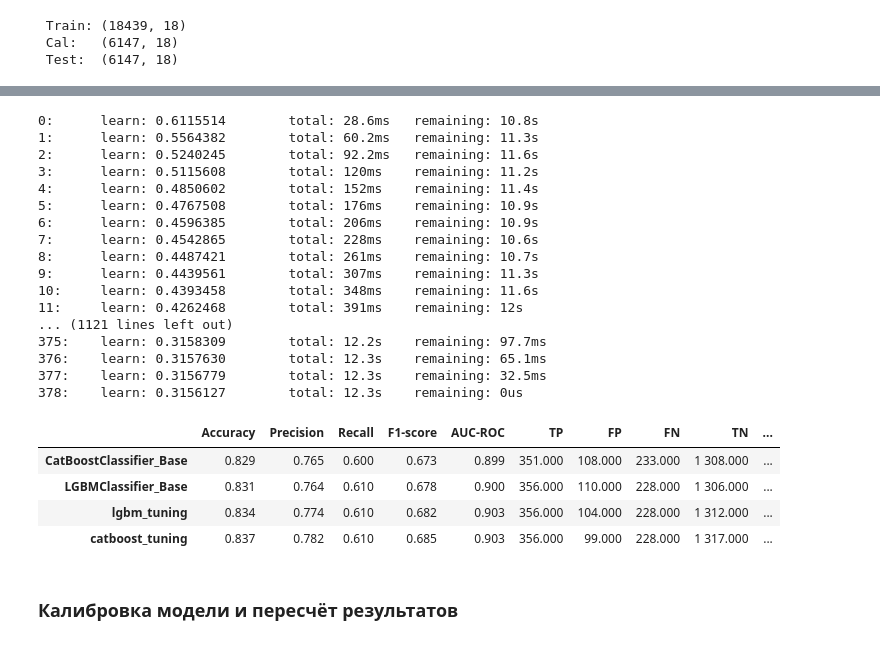
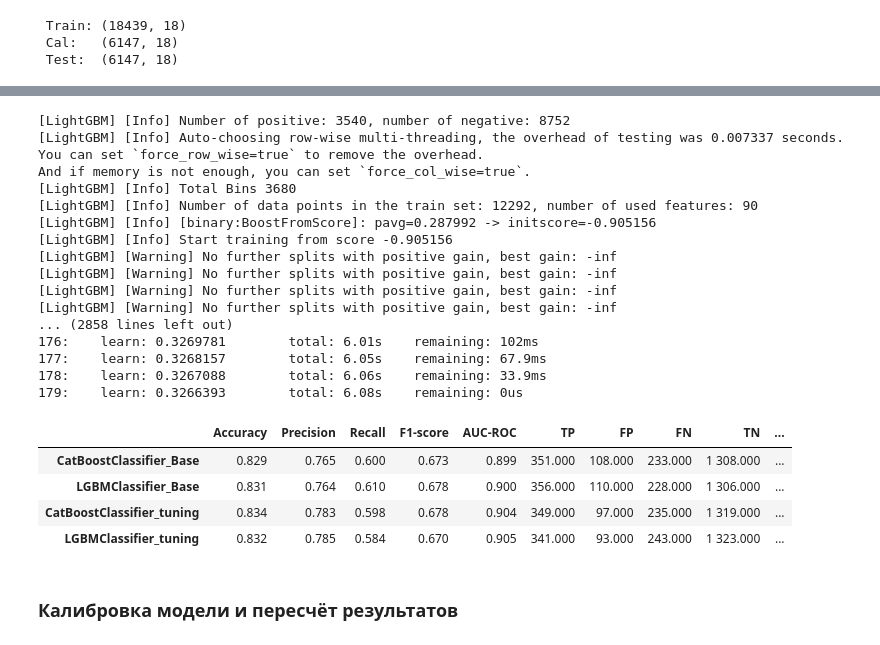
Before and after one commit to MEYakunin/Sprint17_Booking_Cancellation_Predict, a Jupyter notebook: Sprint17_Booking_Cancellation_Predict.ipynb, the cells around one changed output, grey strips where cells are left out. Saved outputs shown, nothing was run; the diff lists cells and outputs as text; code cells hidden in the pictures.

Commit message:
Sprint17_Booking_Cancellation_Predict - Составлен этап колибровки моделию

```diff
--- a/Sprint17_Booking_Cancellation_Predict.ipynb
+++ b/Sprint17_Booking_Cancellation_Predict.ipynb
@@ -1033,11 +984,11 @@ def fit_predict_cv(model, name_model, X_train, y_train, metrics_result_df, all_m
         X_val = X_temp.sample(n=val_size, random_state=RANDOM_STATE)
         y_val = y_temp.loc[X_val.index]
 
-        pipe = clone(model)
-        pipe.fit(X_tr, y_tr)
+        model = clone(model)
+        model.fit(X_tr, y_tr)
 
-        y_pred = pipe.predict(X_val)
-        y_proba = pipe.predict_proba(X_val)[:, 1]
+        y_pred = model.predict(X_val)
+        y_proba = model.predict_proba(X_val)[:, 1]
 
         fold_metrics.append(metrics_calc(y_val, y_pred, y_proba))
 
@@ -1055,6 +1006,7 @@ def fit_predict_cv(model, name_model, X_train, y_train, metrics_result_df, all_m
 
     # Добавляем новую строку в metrics_result_df
     metrics_result_df.loc[name_model] = avg_metrics
+    all_model_dict[name_model] = model
     metrics_result_df.sort_values(by='AUC-ROC', ascending=True, inplace=True)
 # %%
 # Определячем базовую модель LGBMClassifier
@@ -1078,7 +1030,8 @@ for model, name in [(catboost_base, 'CatBoostClassifier_Base'), (lightgbm_base,
         name,
         X_train,
         y_train,
-        metrics_result_df
+        metrics_result_df,
+        all_model_dict
     )
 # %% [output]
 Learning rate set to 0.030075
@@ -1114,13 +1067,13 @@ def calculate_ir(y_true, y_pred):
 # %%
 # Создаем словарь гиперпораметров моделей
 MODEL_CONFIGS = {
-    'lgbm': {
+    'LGBMClassifier': {
         'class': lightgbm_base,
         'suggest': lambda t: {
-            'n_estimators': t.suggest_int('n_estimators', 100, 1000),
+            'n_estimators': t.suggest_int('n_estimators', 100, 1000, step=10),
             'learning_rate': t.suggest_float('learning_rate', 0.01, 0.1, log=True),
             'num_leaves': t.suggest_int('num_leaves', 20, 200),
-            'max_depth': t.suggest_int('max_depth', 3, 15),
+            'max_depth': t.suggest_int('max_depth', 3, 10),
             'verbose': -1,
         },
         'fit_kwargs': {
@@ -1128,10 +1081,10 @@ MODEL_CONFIGS = {
             #'n_jobs': -1
         }
     },
-    'catboost': {
+    'CatBoostClassifier': {
         'class': catboost_base,
         'suggest': lambda t: {
-            'iterations': t.suggest_int('iterations', 100, 1000),
+            'iterations': t.suggest_int('iterations', 100, 1000, step=10),
             'learning_rate': t.suggest_float('learning_rate', 0.01, 0.1, log=True),
             'depth': t.suggest_int('depth', 3, 10),
             'l2_leaf_reg': t.suggest_float('l2_leaf_reg', 1, 15, log=True),
@@ -1185,7 +1137,7 @@ for name in MODEL_CONFIGS:
     )
     study.optimize(
         lambda trial, n=name: objective(trial, n, X_train, y_train),
-        n_trials=15,
+        n_trials=10,
         n_jobs=-1,
         show_progress_bar=False
     )
@@ -1195,43 +1147,44 @@ for name in MODEL_CONFIGS:
 # %%
 # Обучение оптимизированных моделей
 for name in MODEL_CONFIGS:
     pipe =clone(MODEL_CONFIGS[name]['class'])
     pipe.set_params(
         **{f'model__{k}': v for k, v in MODEL_CONFIGS[name]['best_params'].items()}
     )
 
     fit_predict_cv(
         pipe,
         f'{name}_tuning',
         X_train,
         y_train,
-        metrics_result_df
+        metrics_result_df,
+        all_model_dict
     )
 
 display(metrics_result_df)
 # %% [output]
-0:      learn: 0.6115514        total: 28.6ms   remaining: 10.8s
-1:      learn: 0.5564382        total: 60.2ms   remaining: 11.3s
-2:      learn: 0.5240245        total: 92.2ms   remaining: 11.6s
-3:      learn: 0.5115608        total: 120ms    remaining: 11.2s
-4:      learn: 0.4850602        total: 152ms    remaining: 11.4s
-5:      learn: 0.4767508        total: 176ms    remaining: 10.9s
-6:      learn: 0.4596385        total: 206ms    remaining: 10.9s
-7:      learn: 0.4542865        total: 228ms    remaining: 10.6s
-8:      learn: 0.4487421        total: 261ms    remaining: 10.7s
-9:      learn: 0.4439561        total: 307ms    remaining: 11.3s
-10:     learn: 0.4393458        total: 348ms    remaining: 11.6s
-11:     learn: 0.4262468        total: 391ms    remaining: 12s
-... (1121 lines left out)
-375:    learn: 0.3158309        total: 12.2s    remaining: 97.7ms
-376:    learn: 0.3157630        total: 12.3s    remaining: 65.1ms
-377:    learn: 0.3156779        total: 12.3s    remaining: 32.5ms
-378:    learn: 0.3156127        total: 12.3s    remaining: 0us
+[LightGBM] [Info] Number of positive: 3540, number of negative: 8752
+[LightGBM] [Info] Auto-choosing row-wise multi-threading, the overhead of testing was 0.007337 seconds.
+You can set `force_row_wise=true` to remove the overhead.
+And if memory is not enough, you can set `force_col_wise=true`.
+[LightGBM] [Info] Total Bins 3680
+[LightGBM] [Info] Number of data points in the train set: 12292, number of used features: 90
+[LightGBM] [Info] [binary:BoostFromScore]: pavg=0.287992 -> initscore=-0.905156
+[LightGBM] [Info] Start training from score -0.905156
+[LightGBM] [Warning] No further splits with positive gain, best gain: -inf
+[LightGBM] [Warning] No further splits with positive gain, best gain: -inf
+[LightGBM] [Warning] No further splits with positive gain, best gain: -inf
+[LightGBM] [Warning] No further splits with positive gain, best gain: -inf
+... (2858 lines left out)
+176:    learn: 0.3269781        total: 6.01s    remaining: 102ms
+177:    learn: 0.3268157        total: 6.05s    remaining: 67.9ms
+178:    learn: 0.3267088        total: 6.06s    remaining: 33.9ms
+179:    learn: 0.3266393        total: 6.08s    remaining: 0us
 |  | Accuracy | Precision | Recall | F1-score | AUC-ROC | TP | FP | FN | TN | ... |
 | CatBoostClassifier_Base | 0.829 | 0.765 | 0.600 | 0.673 | 0.899 | 351.000 | 108.000 | 233.000 | 1 308.000 | ... |
 | LGBMClassifier_Base | 0.831 | 0.764 | 0.610 | 0.678 | 0.900 | 356.000 | 110.000 | 228.000 | 1 306.000 | ... |
-| lgbm_tuning | 0.834 | 0.774 | 0.610 | 0.682 | 0.903 | 356.000 | 104.000 | 228.000 | 1 312.000 | ... |
-| catboost_tuning | 0.837 | 0.782 | 0.610 | 0.685 | 0.903 | 356.000 | 99.000 | 228.000 | 1 317.000 | ... |
+| CatBoostClassifier_tuning | 0.834 | 0.783 | 0.598 | 0.678 | 0.904 | 349.000 | 97.000 | 235.000 | 1 319.000 | ... |
+| LGBMClassifier_tuning | 0.832 | 0.785 | 0.584 | 0.670 | 0.905 | 341.000 | 93.000 | 243.000 | 1 323.000 | ... |
 # %% [markdown]
 ### Калибровка модели и пересчёт результатов
 # %% [markdown]
```
Also changed, not shown: parts of 13 cells of this notebook, 5 other files.
